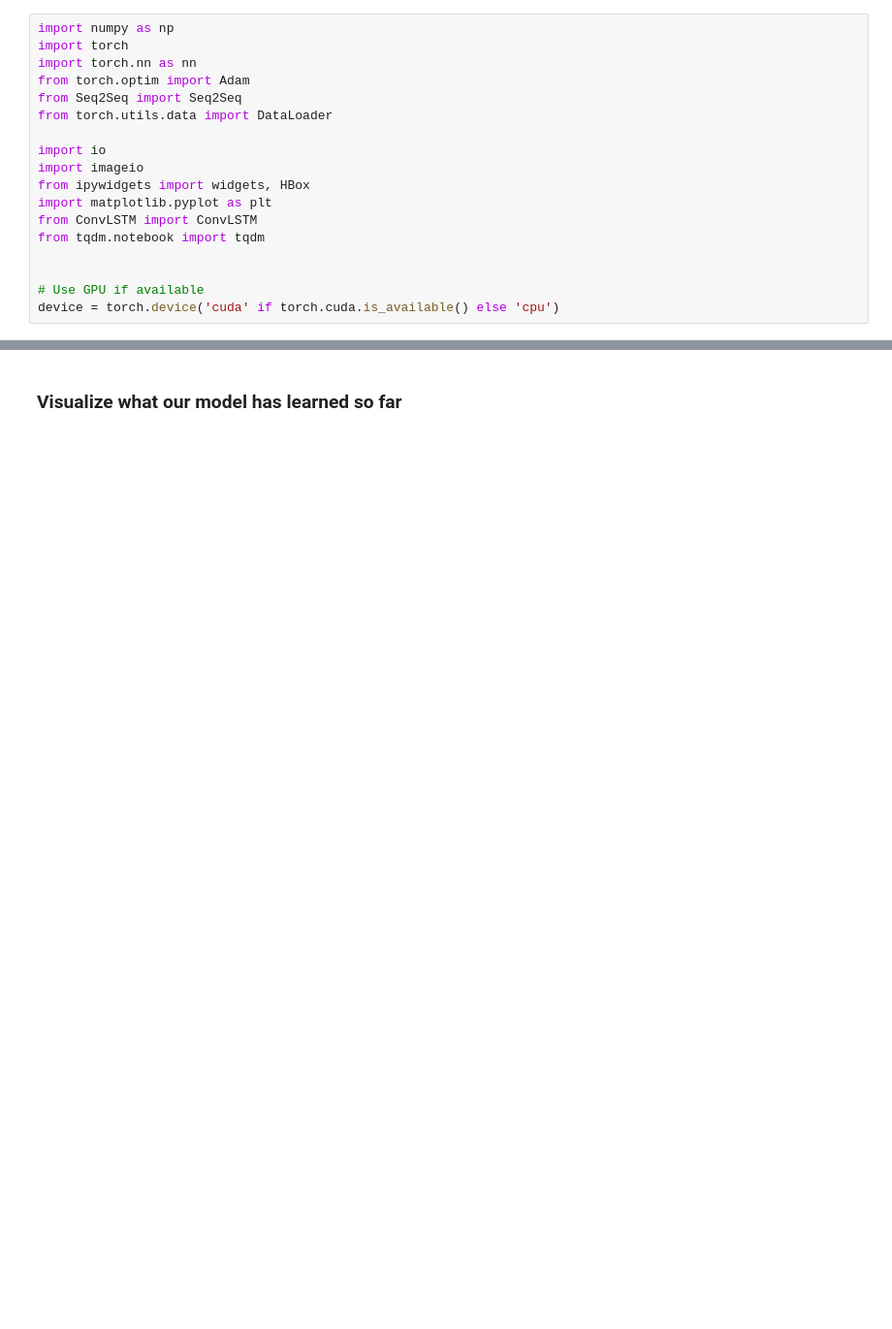
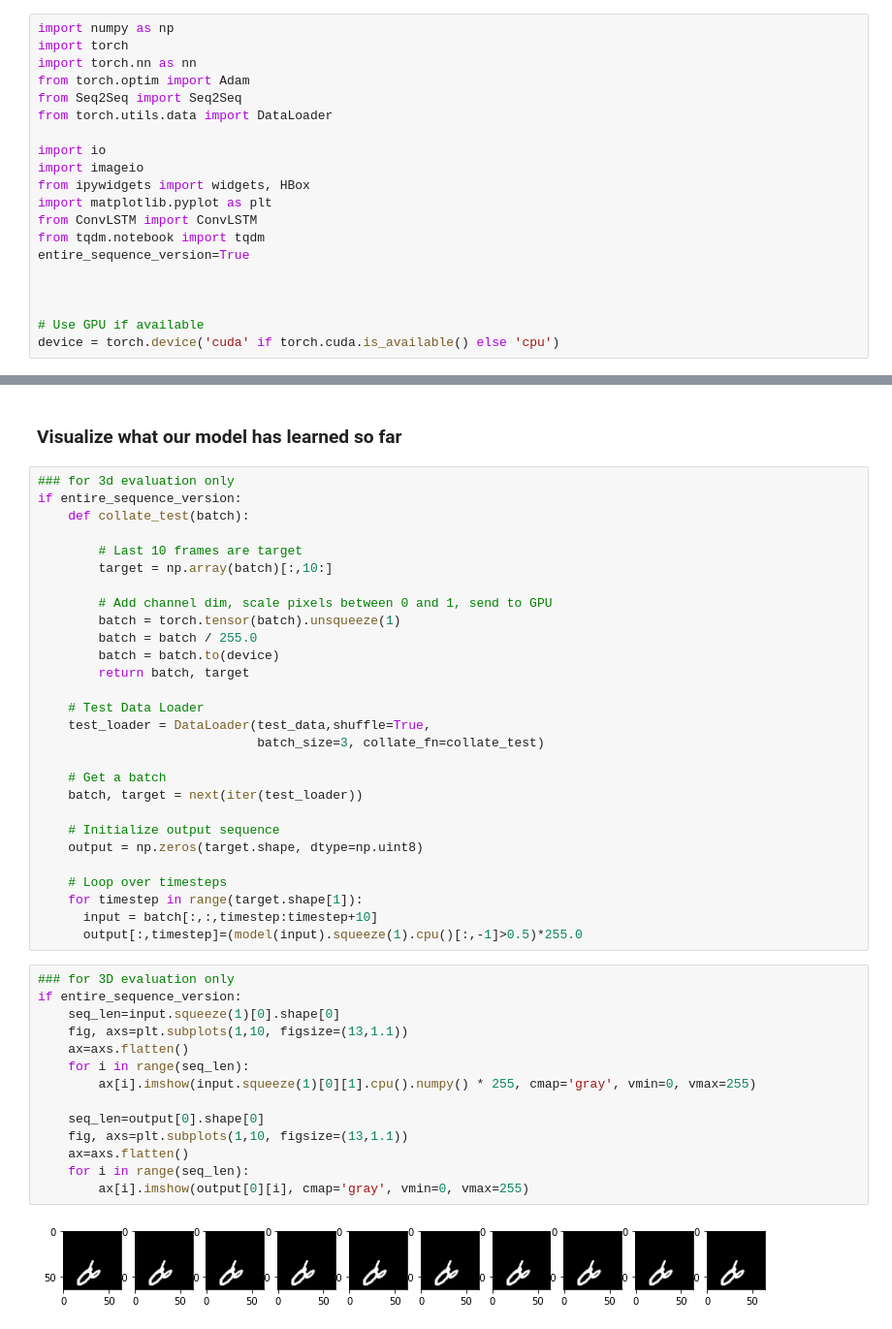
Before and after one commit to JianingFang/FireML_Submission, a Jupyter notebook: script/ConvLSTM_/Training.ipynb, the cells around one changed output, grey strips where cells are left out. Shown at 97% size. Saved outputs shown, nothing was run; the diff lists cells and outputs as text; blank space fills up the shorter version.

Commit message:
updated fireml to accomodate entire sequence for validation

```diff
--- a/script/ConvLSTM_/Training.ipynb
+++ b/script/ConvLSTM_/Training.ipynb
@@ -18,6 +18,8 @@ from ipywidgets import widgets, HBox
 import matplotlib.pyplot as plt
 from ConvLSTM import ConvLSTM
 from tqdm.notebook import tqdm
+entire_sequence_version=True
+
 
 
 # Use GPU if available
@@ -118,2 +146,46 @@ KeyboardInterrupt:
 # %% [markdown]
 ### Visualize what our model has learned so far
+# %%
+### for 3d evaluation only
+if entire_sequence_version:
+    def collate_test(batch):
+
+        # Last 10 frames are target
+        target = np.array(batch)[:,10:]
+
+        # Add channel dim, scale pixels between 0 and 1, send to GPU
+        batch = torch.tensor(batch).unsqueeze(1)
+        batch = batch / 255.0
+        batch = batch.to(device)
+        return batch, target
+
+    # Test Data Loader
+    test_loader = DataLoader(test_data,shuffle=True,
+                             batch_size=3, collate_fn=collate_test)
+
+    # Get a batch
+    batch, target = next(iter(test_loader))
+
+    # Initialize output sequence
+    output = np.zeros(target.shape, dtype=np.uint8)
+
+    # Loop over timesteps
+    for timestep in range(target.shape[1]):
+      input = batch[:,:,timestep:timestep+10]
+      output[:,timestep]=(model(input).squeeze(1).cpu()[:,-1]>0.5)*255.0
+# %%
+### for 3D evaluation only
+if entire_sequence_version:
+    seq_len=input.squeeze(1)[0].shape[0]
+    fig, axs=plt.subplots(1,10, figsize=(13,1.1))
+    ax=axs.flatten()
+    for i in range(seq_len):
+        ax[i].imshow(input.squeeze(1)[0][1].cpu().numpy() * 255, cmap='gray', vmin=0, vmax=255)
+
+    seq_len=output[0].shape[0]
+    fig, axs=plt.subplots(1,10, figsize=(13,1.1))
+    ax=axs.flatten()
+    for i in range(seq_len):
+        ax[i].imshow(output[0][i], cmap='gray', vmin=0, vmax=255)
+# %% [output]
+[figure, added]
```
Also changed, not shown: parts of 7 cells of this notebook, 2 other files.
